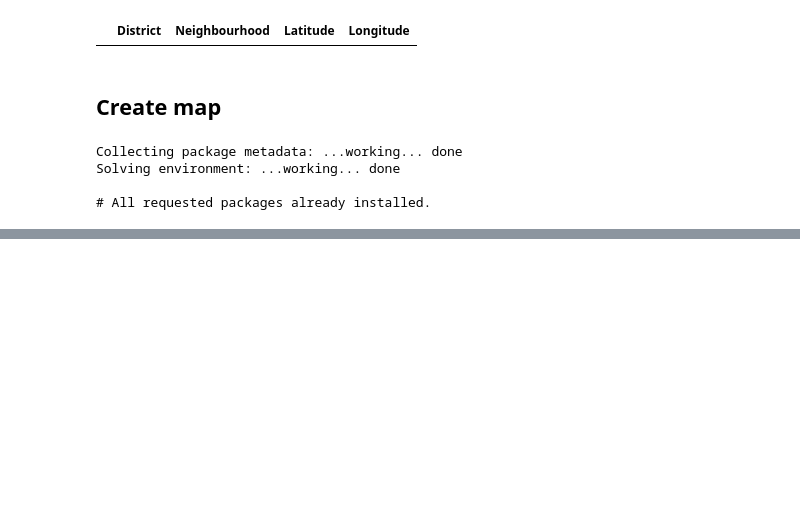
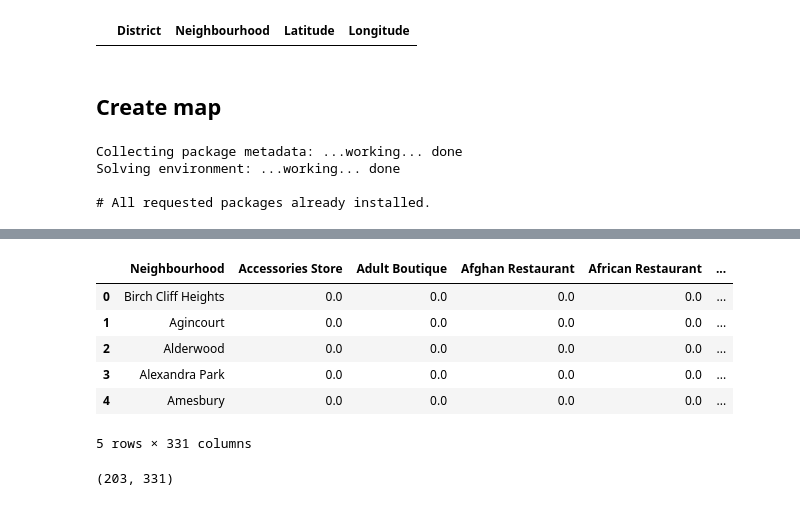
Before and after one commit to dsychin/Coursera_Capstone, a Jupyter notebook: notebook.ipynb, the cells around one changed output, grey strips where cells are left out. Saved outputs shown, nothing was run; the diff lists cells and outputs as text; code cells hidden in the pictures; blank space fills up the shorter version.

```diff
--- a/notebook.ipynb
+++ b/notebook.ipynb
@@ -304,0 +413,15 @@ CLIENT_SECRET
+# %%
+toronto_grouped = toronto_onehot.groupby('Neighbourhood').mean().reset_index()
+toronto_grouped.head()
+# %% [output]
+|  | Neighbourhood | Accessories Store | Adult Boutique | Afghan Restaurant | African Restaurant | ... |
+| 0 | Birch Cliff Heights | 0.0 | 0.0 | 0.0 | 0.0 | ... |
+| 1 | Agincourt | 0.0 | 0.0 | 0.0 | 0.0 | ... |
+| 2 | Alderwood | 0.0 | 0.0 | 0.0 | 0.0 | ... |
+| 3 | Alexandra Park | 0.0 | 0.0 | 0.0 | 0.0 | ... |
+| 4 | Amesbury | 0.0 | 0.0 | 0.0 | 0.0 | ... |
+5 rows × 331 columns
+# %%
+toronto_grouped.shape
+# %% [output]
+(203, 331)
```
Also changed, not shown: parts of 11 cells of this notebook.
